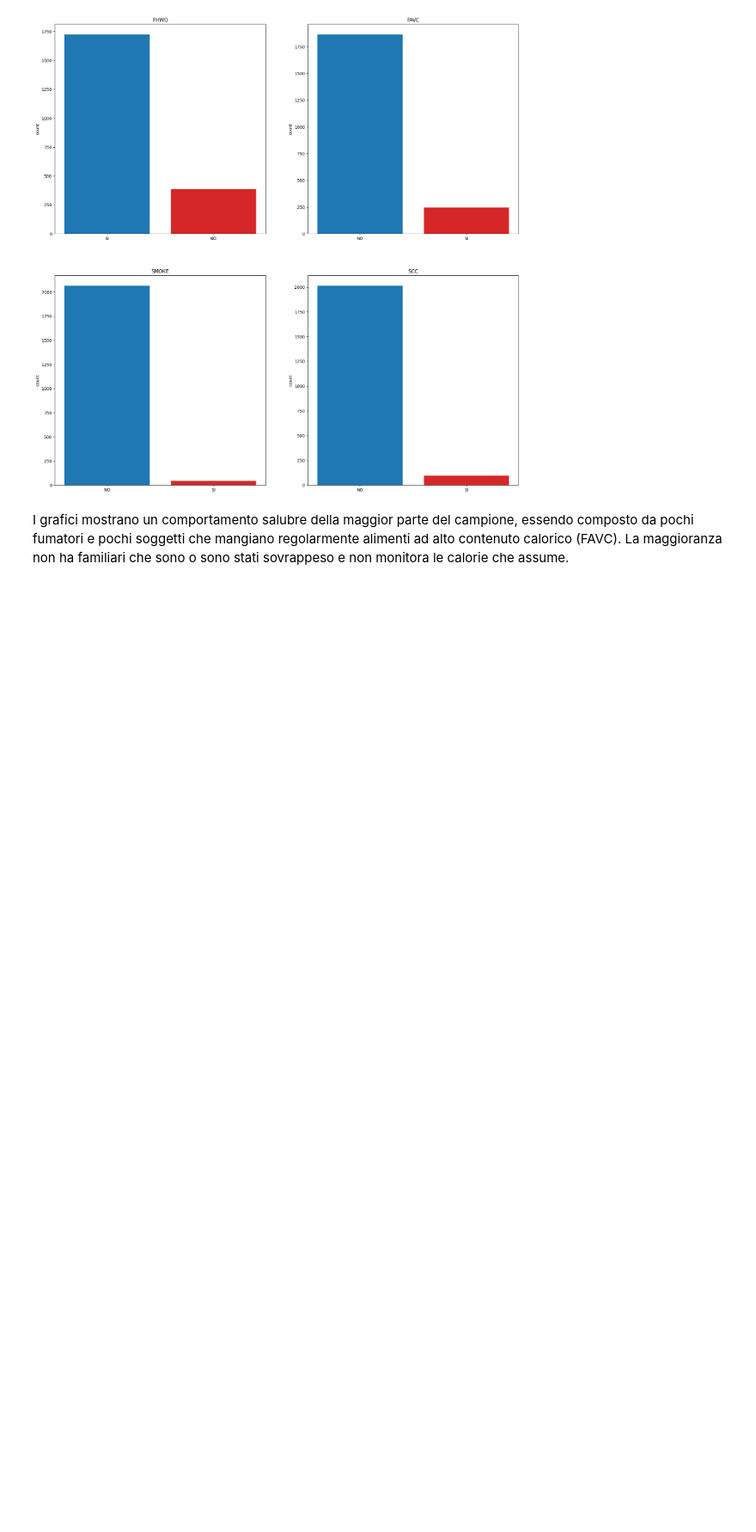
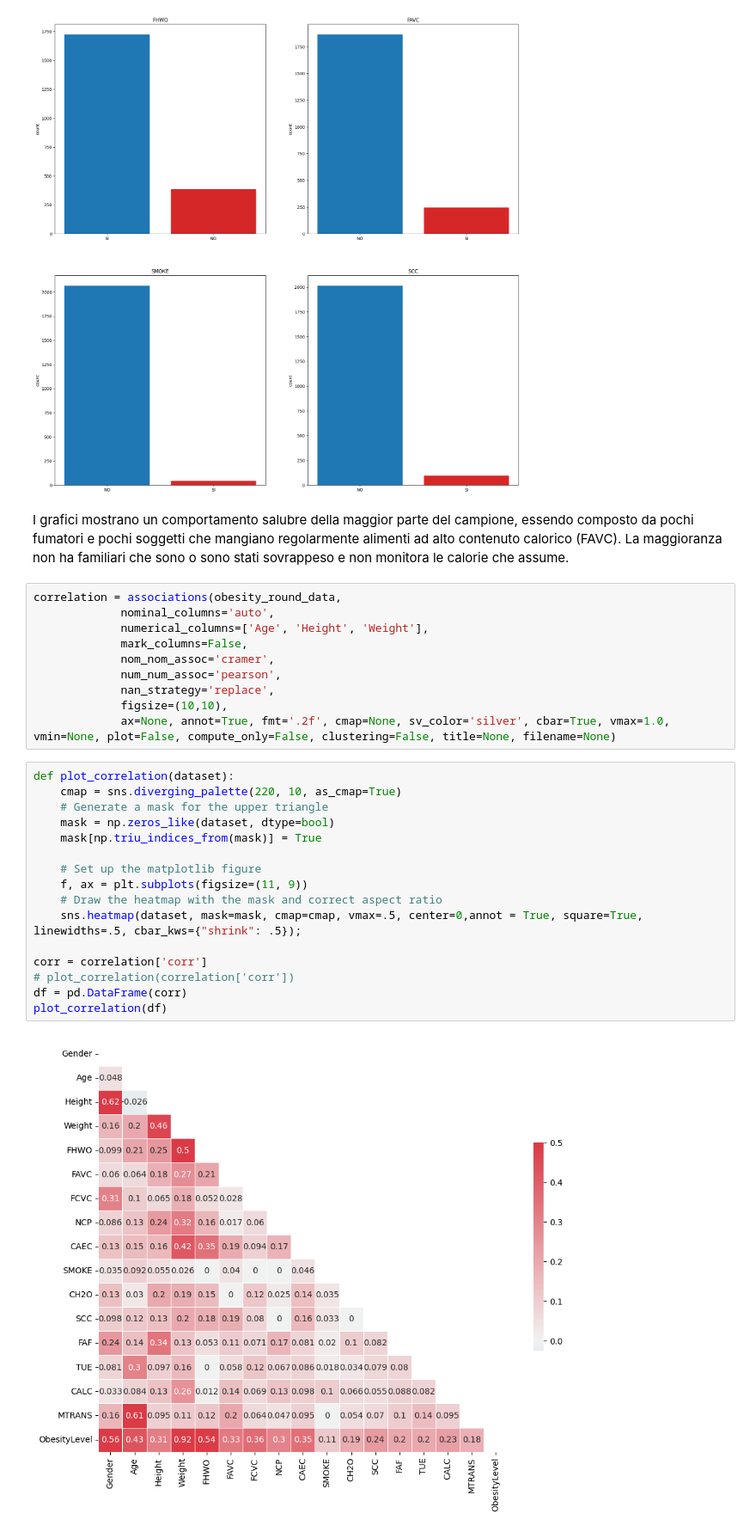
Before and after one commit to LorenzoColletta/DataIntensive, a Jupyter notebook: Data_Intensive_Project.ipynb, the cells around one changed output. Shown at 86% size. Saved outputs shown, nothing was run; the diff lists cells and outputs as text; blank space fills up the shorter version.

Commit message:
correlation matrix

```diff
--- a/Data_Intensive_Project.ipynb
+++ b/Data_Intensive_Project.ipynb
@@ -489,3 +491,31 @@ plt.show()
 [figure]
 # %% [markdown]
 I grafici mostrano un comportamento salubre della maggior parte del campione, essendo composto da pochi fumatori e pochi soggetti che mangiano regolarmente alimenti ad alto contenuto calorico (FAVC). La maggioranza non ha familiari che sono o sono stati sovrappeso e non monitora le calorie che assume.
+# %%
+correlation = associations(obesity_round_data,
+             nominal_columns='auto',
+             numerical_columns=['Age', 'Height', 'Weight'],
+             mark_columns=False,
+             nom_nom_assoc='cramer',
+             num_num_assoc='pearson',
+             nan_strategy='replace',
+             figsize=(10,10),
+             ax=None, annot=True, fmt='.2f', cmap=None, sv_color='silver', cbar=True, vmax=1.0, vmin=None, plot=False, compute_only=False, clustering=False, title=None, filename=None)
+# %%
+def plot_correlation(dataset):
+    cmap = sns.diverging_palette(220, 10, as_cmap=True)
+    # Generate a mask for the upper triangle
+    mask = np.zeros_like(dataset, dtype=bool)
+    mask[np.triu_indices_from(mask)] = True
+
+    # Set up the matplotlib figure
+    f, ax = plt.subplots(figsize=(11, 9))
+    # Draw the heatmap with the mask and correct aspect ratio
+    sns.heatmap(dataset, mask=mask, cmap=cmap, vmax=.5, center=0,annot = True, square=True, linewidths=.5, cbar_kws={"shrink": .5});
+
+corr = correlation['corr']
+# plot_correlation(correlation['corr'])
+df = pd.DataFrame(corr)
+plot_correlation(df)
+# %% [output]
+[figure, added]
```
Also changed, not shown: parts of 1 cell of this notebook.
